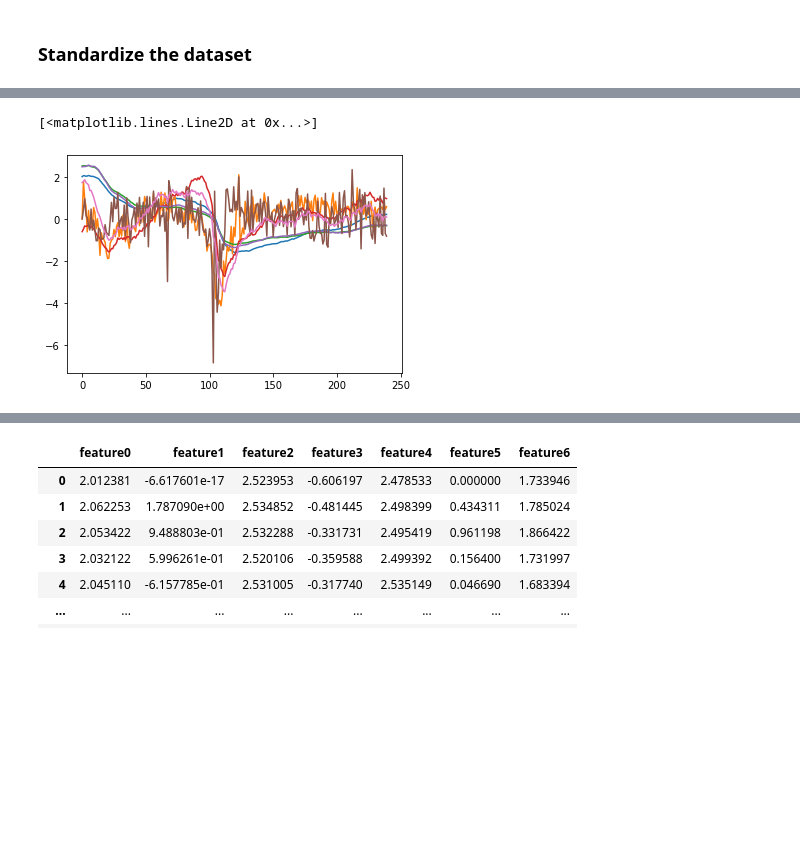
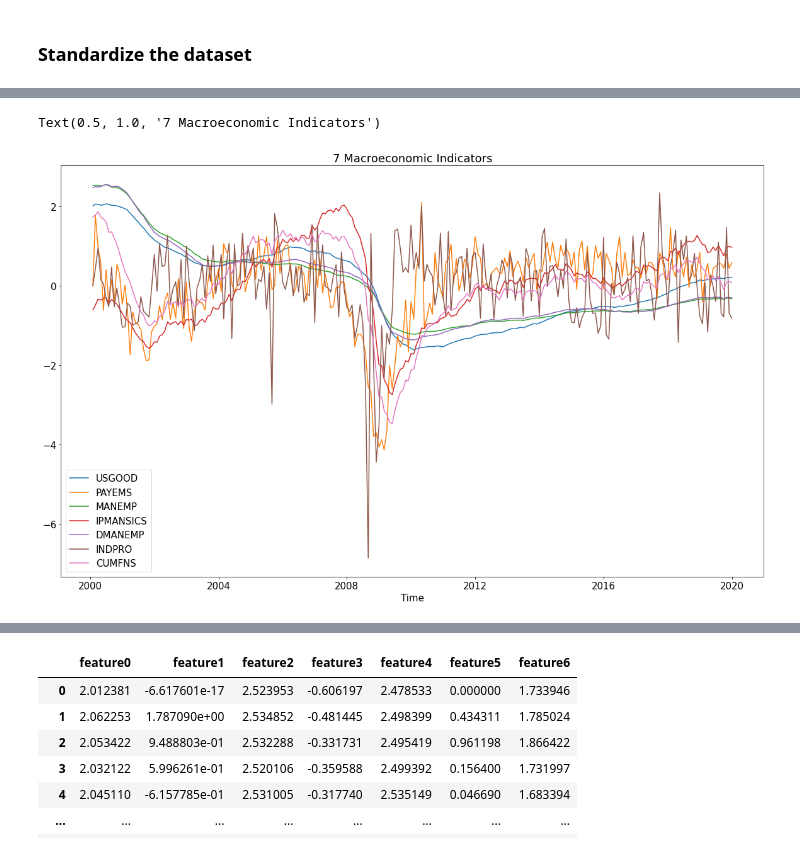
Before and after one commit to gituxedo/stat198finalproject, a Jupyter notebook: Final-Project.ipynb, the cells around one changed output, grey strips where cells are left out. Drawn from its saved outputs; the diff is of its cells as text; code cells hidden in the pictures; blank space fills up the shorter version.

```diff
--- a/Final-Project.ipynb
+++ b/Final-Project.ipynb
@@ -87,8 +97,8 @@ fred7 = fred7[:-8]
 dates = df['sasdate'][1:-9]
 # %%
 # transform it into an numpy ndarray
-fred7 = fred7.to_numpy().T
-fred7
+fred7_array = fred7.to_numpy().T
+fred7_array
 # %% [output]
 array([[2.460900e+04, 2.470500e+04, 2.468800e+04, ..., 2.113100e+04,
         2.113600e+04, 2.114900e+04],
@@ -116,7 +126,7 @@ def non_stationary(timeseries):
     crit_value = dftest[4]['10%']
     return test_statistic > crit_value
 
-stationary_fred7 = fred7.copy()
+stationary_fred7 = fred7_array.copy()
 # print(len(stationary_fred7))
 # print(len(stationary_fred7[0]))
 for i in range(len(stationary_fred7)):
@@ -143,3 +153,10 @@ for col in stationary_fred7:
     if not isinstance(col[0], str):
         whitened_fred7 = np.append(whitened_fred7, center(col))
 whitened_fred7 = whitened_fred7.reshape(stationary_fred7.shape)
+# %%
+# reindexing whiten_fred7
+index_fred = df_2000.loc[fred7.index[0]:fred7.index[-1]]
+date_index_fred = pd.to_datetime(index_fred['sasdate'])
+whitened_fred7_pd = pd.DataFrame(whitened_fred7).T.set_index(date_index_fred)
+whitened_fred7_pd
+# pd.DataFrame(whitened_fred7)
@@ -146,16 +178,18 @@ whitened_fred7 = whitened_fred7.reshape(stationary_fred7.shape)
 # %%
 # plt.plot([np.log(i) for i in fred7[1]])
 # plt.plot([np.log(i) for i in fred7[2]])
 # plt.plot([np.log(i) for i in fred7[3]])
-plt.plot(whitened_fred7[0])
-plt.plot(whitened_fred7[1])
-plt.plot(whitened_fred7[2])
-plt.plot(whitened_fred7[3])
-plt.plot(whitened_fred7[4])
-plt.plot(whitened_fred7[5])
-plt.plot(whitened_fred7[6])
-# plt.legend(whitened_fred7[0], ['USGOOD', 'PAYEMS', 'MANEMP', 'IPMANSICS', 'DMANEMP', 'INDPRO', 'CUMFNS'])
+plt.plot(whitened_fred7_pd[[0]])
+plt.plot(whitened_fred7_pd[[1]])
+plt.plot(whitened_fred7_pd[[2]])
+plt.plot(whitened_fred7_pd[[3]])
+plt.plot(whitened_fred7_pd[[4]])
+plt.plot(whitened_fred7_pd[[5]])
+plt.plot(whitened_fred7_pd[[6]])
+plt.legend(['USGOOD', 'PAYEMS', 'MANEMP', 'IPMANSICS', 'DMANEMP', 'INDPRO', 'CUMFNS'])
+plt.xlabel('Time')
+plt.title('7 Macroeconomic Indicators')
 # %% [output]
-[<matplotlib.lines.Line2D at 0x...>]
+Text(0.5, 1.0, '7 Macroeconomic Indicators')
-[figure, old version]
+[figure, new version]
 # %%
```
Also changed, not shown: parts of 44 cells of this notebook.
